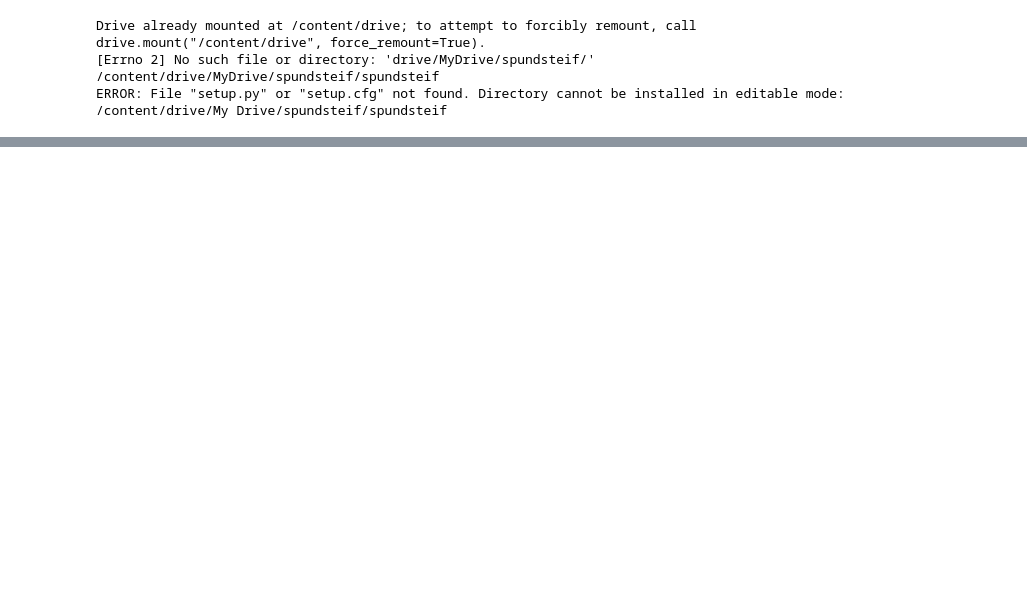
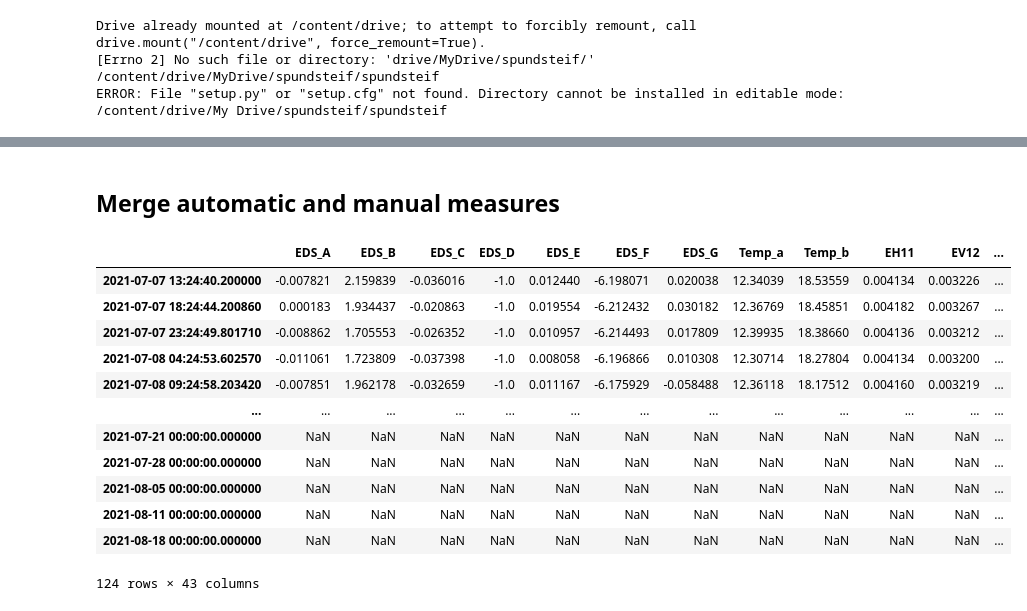
Before and after one commit to PAYEUR/spundsteif, a Jupyter notebook: 01_sensors.ipynb, the cells around one changed output, grey strips where cells are left out. Cells and saved outputs as stored; diff of their text form; code cells hidden in the pictures; blank space fills up the shorter version.

```diff
--- a/01_sensors.ipynb
+++ b/01_sensors.ipynb
@@ -60,0 +714,59 @@ fatal: could not read Username for 'https://github.com': No such device or addre
+# %% [markdown]
+## Merge automatic and manual measures
+# %%
+#export
+def run_computation(list_files_names,
+                    structure_data,
+                    file_name_df_hand):
+  """
+  Fonction merge DATA --> df_finale
+  """
+  # Creation des listes images des fichiers
+  list_files_names, INFO = read_files(list_files_names, structure_data)
+
+  list_files_names = sort_chrono(list_files_names)
+
+  # Suppression des éléments vides
+  list_files_names = traitement_elements_vides(list_files_names)
+
+  # Construction de la liste des df
+  list_df_messung = construction_list_df_messung(list_files_names)
+
+  # Concatenation des df
+  df_messung = concat_df_messung(list_df_messung)
+
+  # Mise en forme des colonnes
+  df_messung = traitement_colonnes_zeit(df_messung)
+  df_messung = traitement_colonnes_names(df_messung)
+  df_messung = conversion_float(df_messung)
+
+  # Intégration des mesures manuelles
+  df_hand = creation_df_hand(file_name_df_hand)
+
+  # Concaténation
+  df_messung = pd.concat([df_messung, df_hand])
+
+  # Divise les valeurs de pression et defo par 10^6
+  df_messung = df_to_m(df_messung)
+
+  return df_messung
+# %%
+# example
+df_compu_test = run_computation(list_files_names=TESTS_FILES_NAMES,
+                                structure_data=STRUCTURE_DATA,
+                                file_name_df_hand=TEST_HAND)
+df_compu_test
+# %% [output]
+|  | EDS_A | EDS_B | EDS_C | EDS_D | EDS_E | EDS_F | EDS_G | Temp_a | Temp_b | EH11 | EV12 | ... |
+| 2021-07-07 13:24:40.200000 | -0.007821 | 2.159839 | -0.036016 | -1.0 | 0.012440 | -6.198071 | 0.020038 | 12.34039 | 18.53559 | 0.004134 | 0.003226 | ... |
+| 2021-07-07 18:24:44.200860 | 0.000183 | 1.934437 | -0.020863 | -1.0 | 0.019554 | -6.212432 | 0.030182 | 12.36769 | 18.45851 | 0.004182 | 0.003267 | ... |
+| 2021-07-07 23:24:49.801710 | -0.008862 | 1.705553 | -0.026352 | -1.0 | 0.010957 | -6.214493 | 0.017809 | 12.39935 | 18.38660 | 0.004136 | 0.003212 | ... |
+| 2021-07-08 04:24:53.602570 | -0.011061 | 1.723809 | -0.037398 | -1.0 | 0.008058 | -6.196866 | 0.010308 | 12.30714 | 18.27804 | 0.004134 | 0.003200 | ... |
+| 2021-07-08 09:24:58.203420 | -0.007851 | 1.962178 | -0.032659 | -1.0 | 0.011167 | -6.175929 | -0.058488 | 12.36118 | 18.17512 | 0.004160 | 0.003219 | ... |
+| ... | ... | ... | ... | ... | ... | ... | ... | ... | ... | ... | ... | ... |
+| 2021-07-21 00:00:00.000000 | NaN | NaN | NaN | NaN | NaN | NaN | NaN | NaN | NaN | NaN | NaN | ... |
+| 2021-07-28 00:00:00.000000 | NaN | NaN | NaN | NaN | NaN | NaN | NaN | NaN | NaN | NaN | NaN | ... |
+| 2021-08-05 00:00:00.000000 | NaN | NaN | NaN | NaN | NaN | NaN | NaN | NaN | NaN | NaN | NaN | ... |
+| 2021-08-11 00:00:00.000000 | NaN | NaN | NaN | NaN | NaN | NaN | NaN | NaN | NaN | NaN | NaN | ... |
+| 2021-08-18 00:00:00.000000 | NaN | NaN | NaN | NaN | NaN | NaN | NaN | NaN | NaN | NaN | NaN | ... |
+124 rows × 43 columns
```
Also changed, not shown: parts of 94 cells of this notebook, 16 other files.
